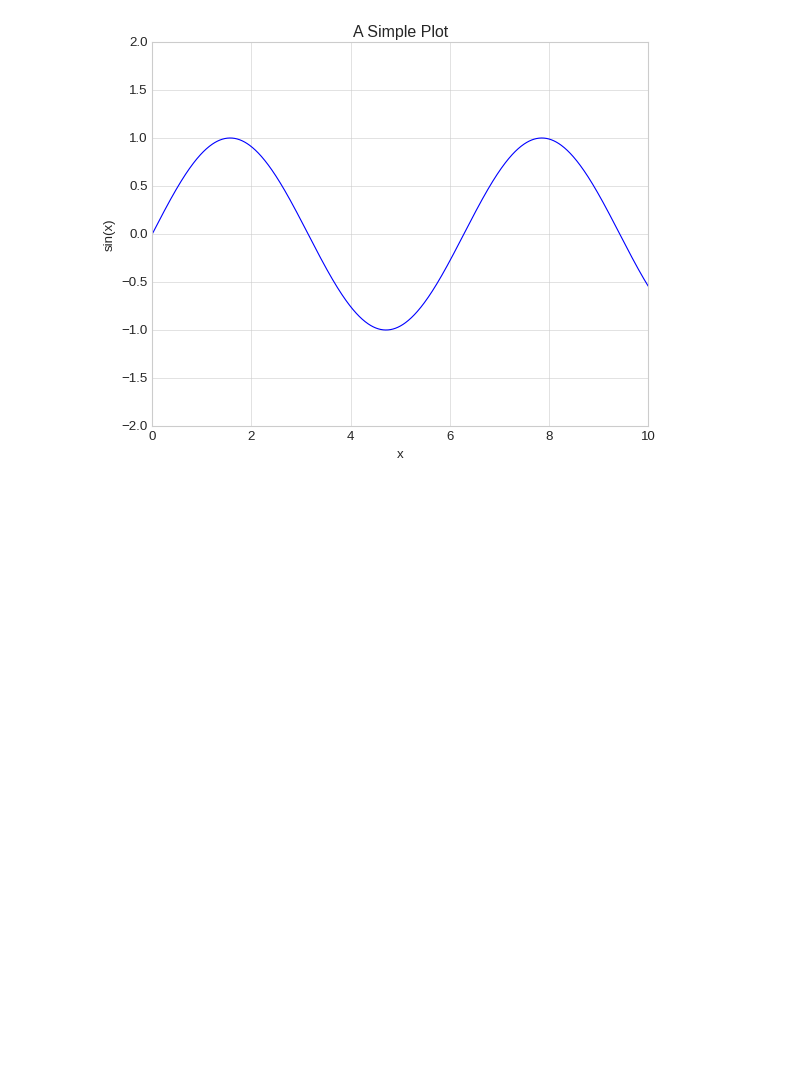
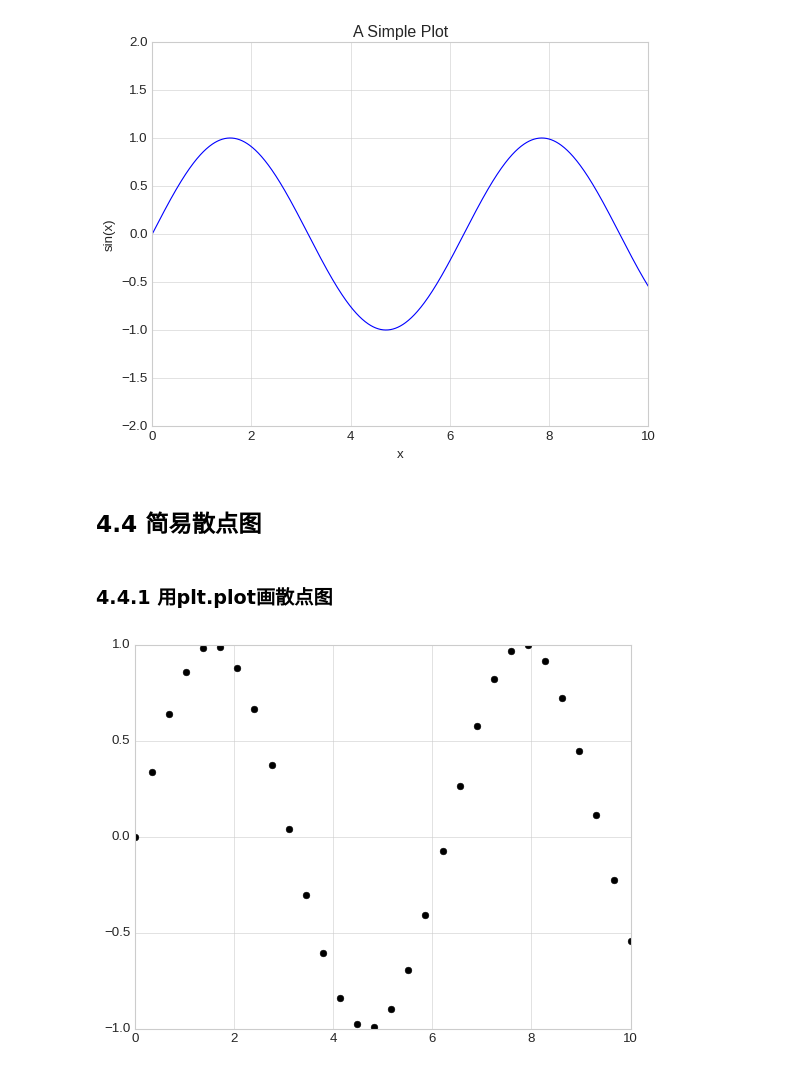
Before and after one commit to hexu1985/python-data-science-examples, a Jupyter notebook: Python.Data.Science.Handbook/code/chapter-04/chapter04.ipynb, the cells around one changed output. Saved outputs shown, nothing was run; the diff lists cells and outputs as text; code cells hidden in the pictures; blank space fills up the shorter version.

```diff
--- a/Python.Data.Science.Handbook/code/chapter-04/chapter04.ipynb
+++ b/Python.Data.Science.Handbook/code/chapter-04/chapter04.ipynb
@@ -221,3 +220,14 @@ ax.set(xlim=(0, 10), ylim=(-2, 2),
 plt.show()
 # %% [output]
 [figure]
+# %% [markdown]
+## 4.4 简易散点图
+# %% [markdown]
+### 4.4.1 用plt.plot画散点图
+# %%
+x = np.linspace(0, 10, 30)
+y = np.sin(x)
+plt.plot(x, y, 'o', color='black')
+plt.show()
+# %% [output]
+[figure, added]
```
Also changed, not shown: parts of 24 cells of this notebook.
